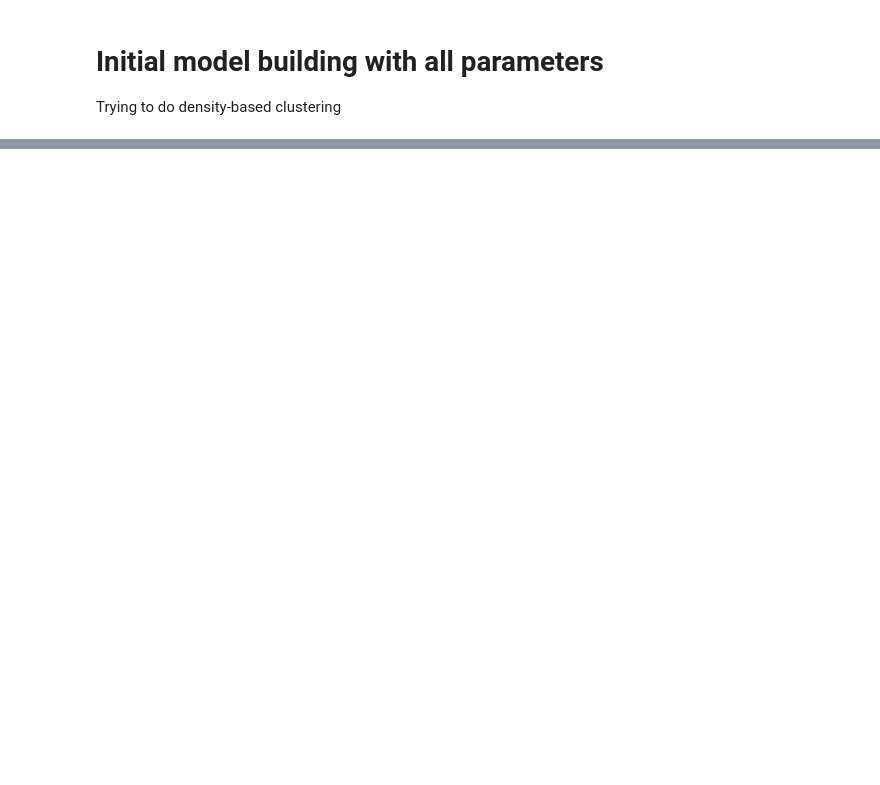
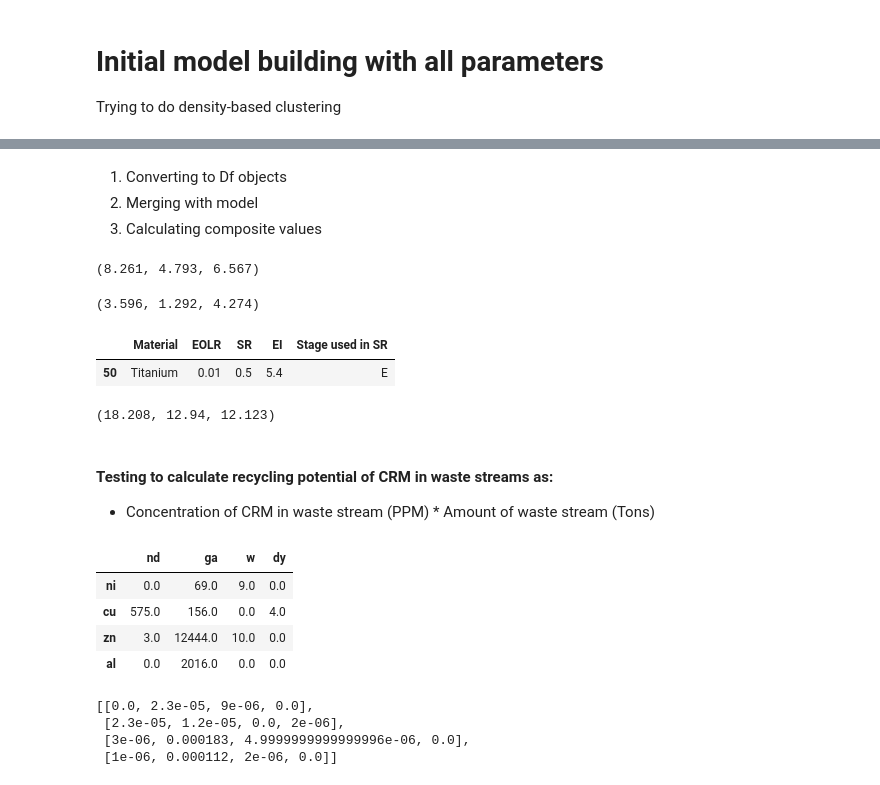
Before and after one commit to jim-anderssen/bachelors-thesis, a Jupyter notebook: model_build.ipynb, the cells around one changed output, grey strips where cells are left out. Saved outputs shown, nothing was run; the diff lists cells and outputs as text; code cells hidden in the pictures; blank space fills up the shorter version.

```diff
--- a/model_build.ipynb
+++ b/model_build.ipynb
@@ -10,3 +10,4 @@ from sklearn.preprocessing import StandardScaler
 from sklearn.preprocessing import MinMaxScaler
 from sklearn.metrics import silhouette_score
 import matplotlib.pyplot as plt
+pd.set_option('display.max_rows', None)
@@ -133,0 +210,4 @@ plt.show()
+# %% [markdown]
+1. Converting to Df objects
+2. Merging with model
+3. Calculating composite values
@@ -133,0 +233,63 @@ plt.show()
+# %%
+incocomposite
+# %% [output]
+(8.261, 4.793, 6.567)
+# %%
+m2composite
+# %% [output]
+(3.596, 1.292, 4.274)
+# %%
+crmData[crmmodel['Material']=='Titanium']
+# %% [output]
+|  | Material | EOLR | SR | EI | Stage used in SR |
+| 50 | Titanium | 0.01 | 0.5 | 5.4 | E |
+# %%
+ndfebcomposite
+# %% [output]
+(18.208, 12.94, 12.123)
+# %% [markdown]
+#### Testing to calculate recycling potential of CRM in waste streams as:
+
+- Concentration of CRM in waste stream (PPM) * Amount of waste stream (Tons)
+# %%
+# Zn-industry waste stream
+
+ppm = 10**-6
+# Concentrations
+#elements = pd.Series(data=['nd','ga','w','dy'])
+elements = ['nd','ga','w','dy']
+#concentrations = pd.Series(data = [3*ppm,183*ppm,5*ppm,0])
+
+indices = ['ni','cu','zn','al']
+CRMconcentrations = [
+    [0,23,9,0],
+    [23,12,0,2],
+    [3,183,5,0],
+    [1,112,2,0]
+]
+
+CRMconcPPM = [[j*ppm for j in row] for row in CRMconcentrations]
+
+industry_size = [149000,1066000,372000, 159396]
+
+CRMamountsPPM = pd.DataFrame(data=CRMconcPPM ,columns=elements, index=indices)
+CRMamounts = pd.DataFrame(data=CRMconcentrations ,columns=elements, index=indices)
+
+industry_size_df = pd.DataFrame(data = [industry_size],columns = indices)
+### Now I want to do a df recycling potentials where I multiply each value in CRMamounts matrix, with it's corresponding industry
+res = CRMamountsPPM.mul(industry_size_df.iloc[0], axis=0).round()
+# %%
+res*CRMamounts
+# %% [output]
+|  | nd | ga | w | dy |
+| ni | 0.0 | 69.0 | 9.0 | 0.0 |
+| cu | 575.0 | 156.0 | 0.0 | 4.0 |
+| zn | 3.0 | 12444.0 | 10.0 | 0.0 |
+| al | 0.0 | 2016.0 | 0.0 | 0.0 |
+# %%
+test
+# %% [output]
+[[0.0, 2.3e-05, 9e-06, 0.0],
+ [2.3e-05, 1.2e-05, 0.0, 2e-06],
+ [3e-06, 0.000183, 4.9999999999999996e-06, 0.0],
+ [1e-06, 0.000112, 2e-06, 0.0]]
```
Also changed, not shown: parts of 24 cells of this notebook, 1 other file.
